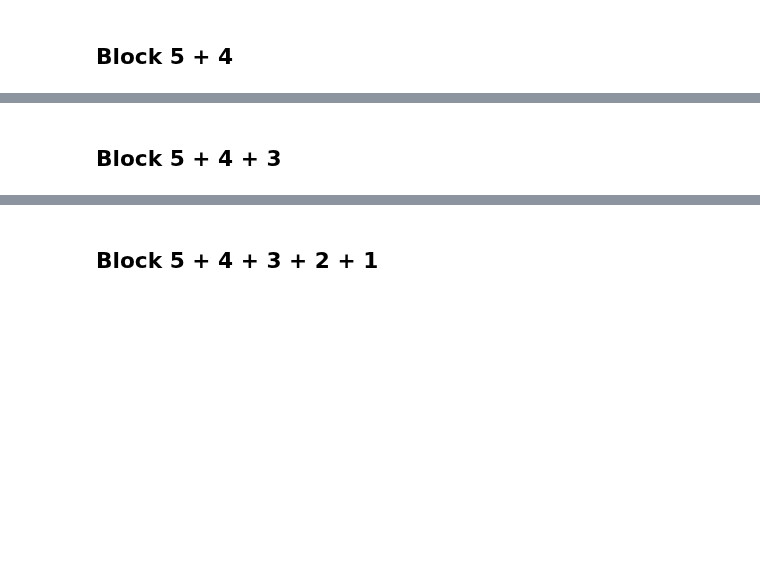
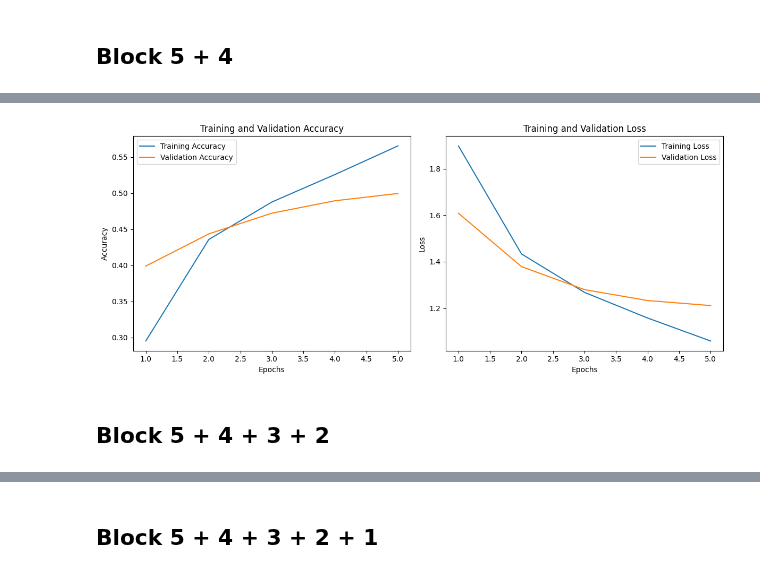
Before and after one commit to mortgad/DLVR, a Jupyter notebook: Baseline.ipynb, the cells around one changed output, grey strips where cells are left out. Drawn from its saved outputs; the diff is of its cells as text; code cells hidden in the pictures; blank space fills up the shorter version.

```diff
--- a/Baseline.ipynb
+++ b/Baseline.ipynb
@@ -2645,7 +2797,7 @@ Non-trainable params: 96768 (378.00 KB)
 _________________________________________________________________
 # %%
 # Compile the model
-optimizer = keras.optimizers.Adam(learning_rate=1.5e-4)
+optimizer = keras.optimizers.Adam(learning_rate=1e-5)
 model.compile(loss="sparse_categorical_crossentropy",
               optimizer=optimizer,
               metrics=["accuracy"])
@@ -2653,7 +2805,7 @@ model.compile(loss="sparse_categorical_crossentropy",
 # Define the callback for saving the best model
 from tensorflow.keras.callbacks import ModelCheckpoint
 file_path = save_model_path + "/"
-model_name = 'resnet50v2_model_finetune_blocks_5_4.keras'
+model_name = 'resnet50v2_model_finetune_blocks_5_4_3.keras'
 
 # Save the model in the new Keras format with the best validation accuracy
 checkpoint = ModelCheckpoint(file_path + model_name,
@@ -2666,7 +2818,7 @@ checkpoint = ModelCheckpoint(file_path + model_name,
 resnet_history = model.fit(
     X_train,
     y_train_age,
-    epochs=10,
+    epochs=5,
     batch_size=32,
     validation_data=(X_val, y_val_age),
     callbacks=[checkpoint]
@@ -2674,5 +2842,9 @@ resnet_history = model.fit(
+# %%
+evaluate_and_plot(resnet_history)
+# %% [output]
+[figure, added]
 # %% [markdown]
-## Block 5 + 4 + 3
+## Block 5 + 4 + 3 + 2
 # %%
 from keras.applications.resnet_v2 import preprocess_input
 from keras.applications import ResNet50V2
```
Also changed, not shown: parts of 30 cells of this notebook.
